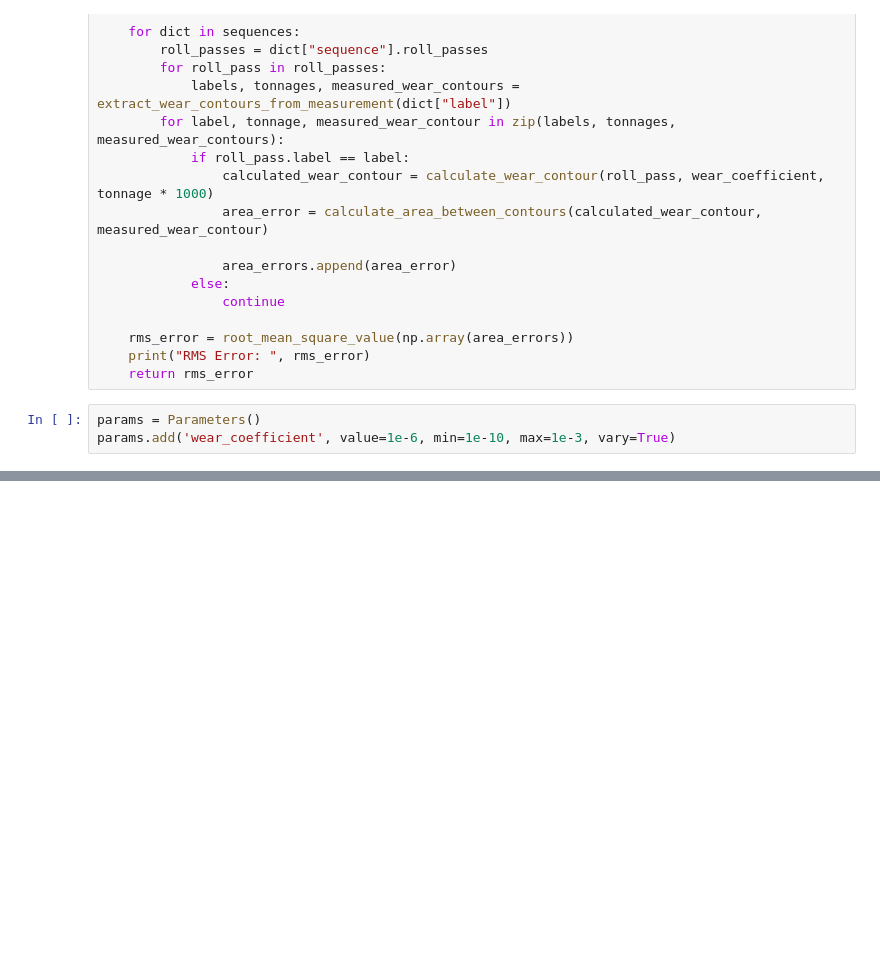
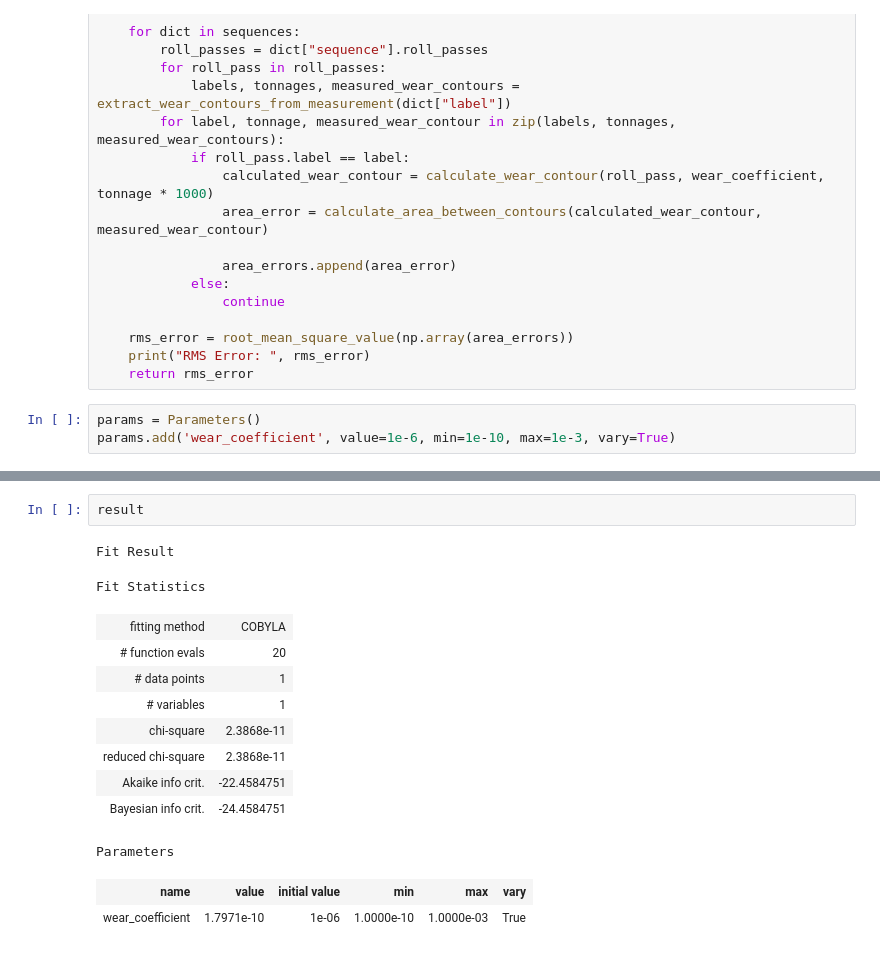
Before and after one commit to ChRen95/phd-thesis-fitting-wear-coefficient, a Jupyter notebook: coefficient_fitting.ipynb, the cells around one changed output, grey strips where cells are left out. Cells and saved outputs as stored; diff of their text form; blank space fills up the shorter version.

Commit message:
added new functions and fin fitting

```diff
--- a/coefficient_fitting.ipynb
+++ b/coefficient_fitting.ipynb
@@ -137,0 +175,16 @@ Parameters
+# %%
+result
+# %% [output]
+Fit Result
+Fit Statistics
+| fitting method | COBYLA |
+| # function evals | 20 |
+| # data points | 1 |
+| # variables | 1 |
+| chi-square | 2.3868e-11 |
+| reduced chi-square | 2.3868e-11 |
+| Akaike info crit. | -22.4584751 |
+| Bayesian info crit. | -24.4584751 |
+Parameters
+| name | value | initial value | min | max | vary |
+| wear_coefficient | 1.7971e-10 | 1e-06 | 1.0000e-10 | 1.0000e-03 | True |
```
Also changed, not shown: parts of 5 cells of this notebook, 1 other file.
